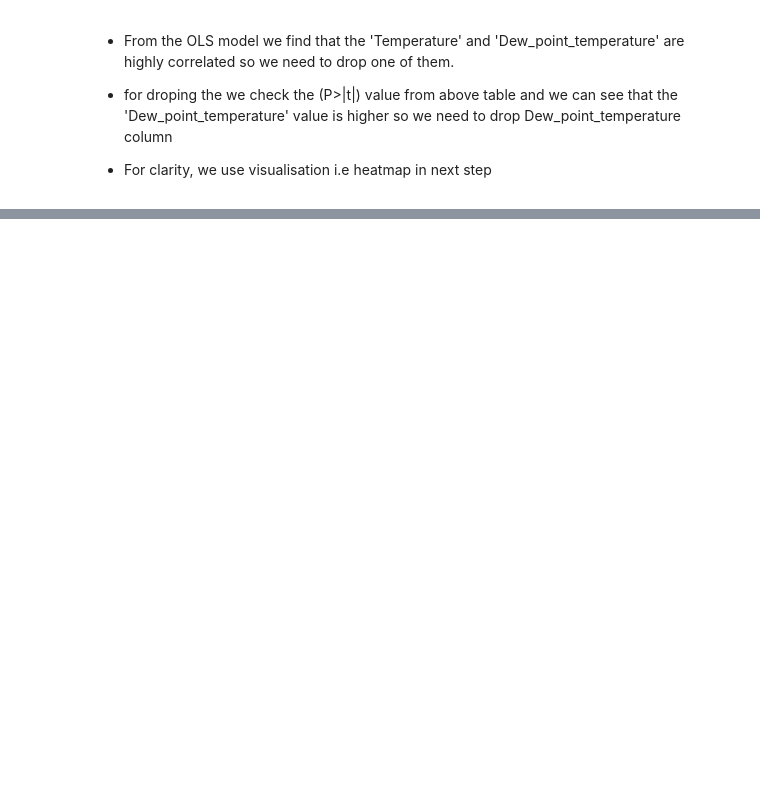
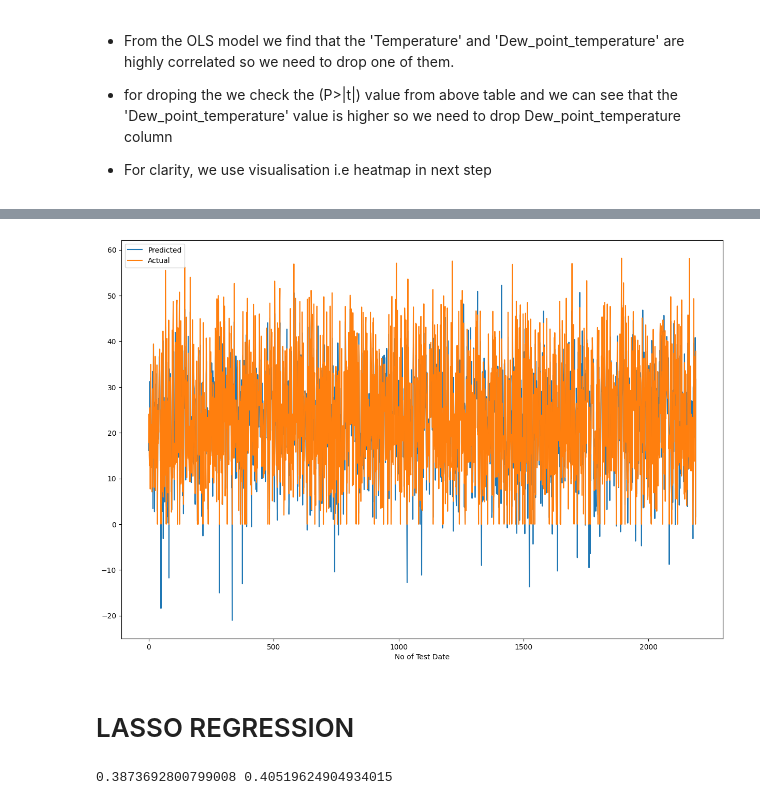
Before and after one commit to AkashK18/-Bike-Sharing-Demand-Prediction---Capstone-Project, a Jupyter notebook: Bike_Sharing_Demand_Prediction_.ipynb, the cells around one changed output, grey strips where cells are left out. Cells and saved outputs as stored; diff of their text form; code cells hidden in the pictures; blank space fills up the shorter version.

```diff
--- a/Bike_Sharing_Demand_Prediction_.ipynb
+++ b/Bike_Sharing_Demand_Prediction_.ipynb
@@ -830,0 +1164,24 @@ X.corr()
+# %%
+#plot the figure
+plt.figure(figsize=(15,10))
+plt.plot(y_pred_test)
+plt.plot(np.array(y_test))
+plt.legend(["Predicted","Actual"])
+plt.xlabel('No of Test Date')
+plt.show()
+# %% [output]
+[figure, added]
+# %% [markdown]
+# LASSO REGRESSION
+# %%
+# Create an instance of lasso regression implementation
+from sklearn.linear_model import Lasso
+lasso = Lasso(alpha=1.0, max_iter = 3000)
+
+#Fit the Lassp model
+lasso.fit(X_train, y_train)
+
+# Create the model score
+print(lasso.score(X_test, y_test), lasso.score(X_train, y_train))
+# %% [output]
+0.3873692800799008 0.40519624904934015
```
Also changed, not shown: parts of 37 cells of this notebook.
